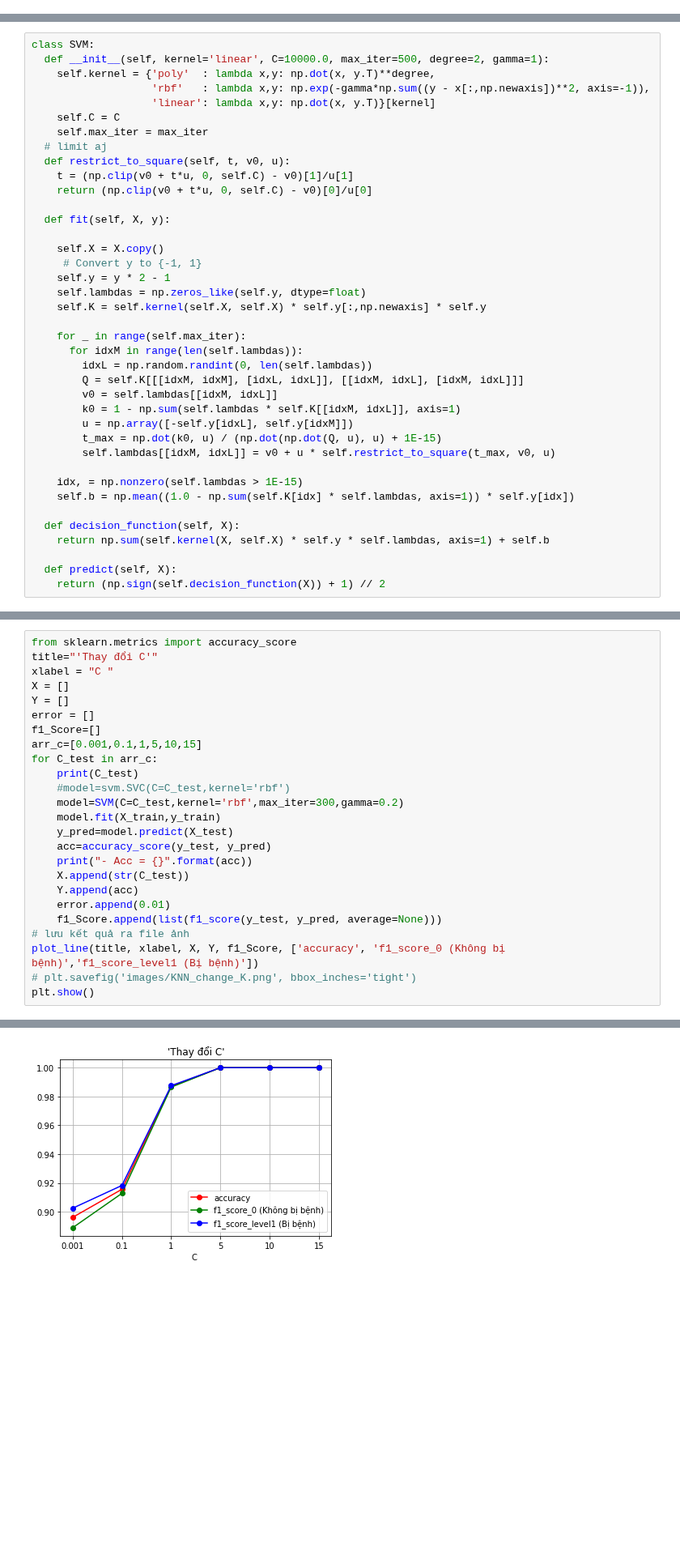
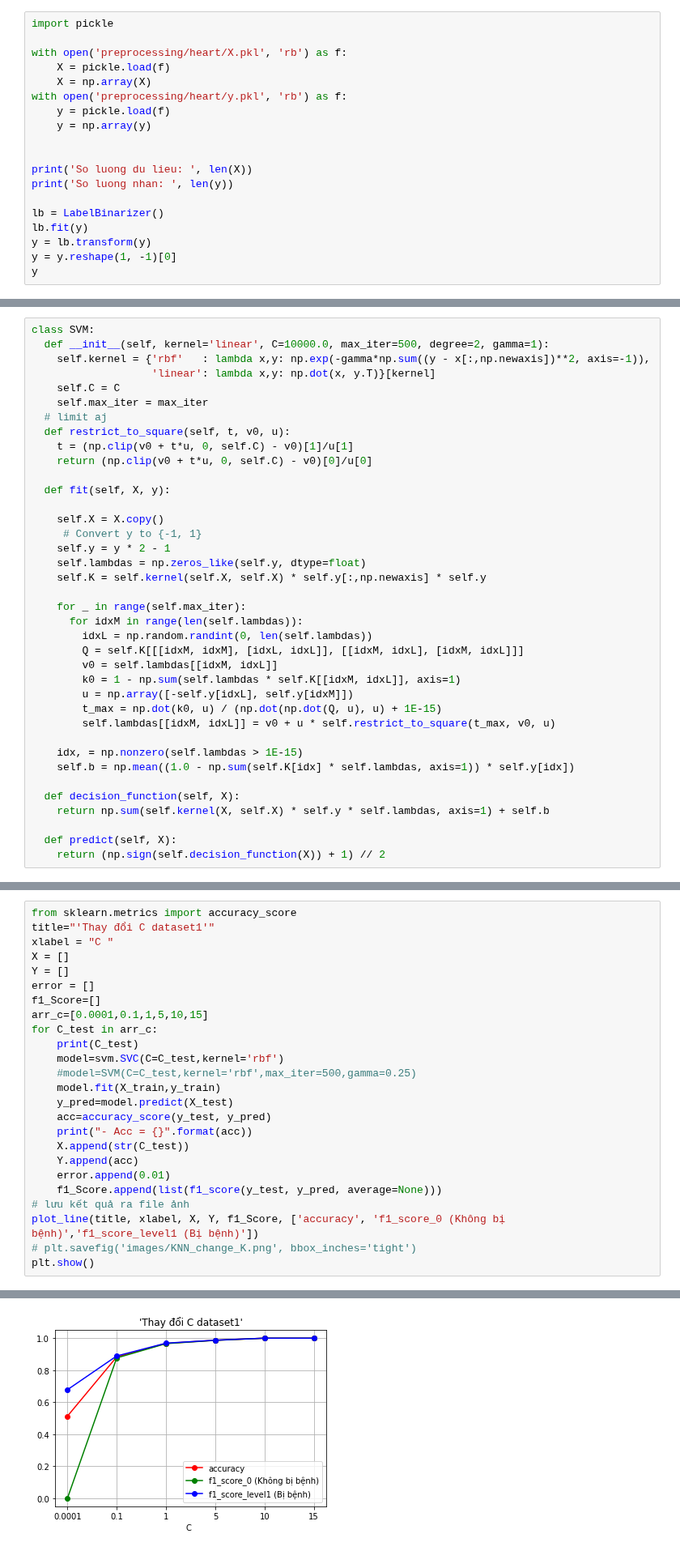
Before and after one commit to ddotu2612/BTL_MachineLearning, a Jupyter notebook: SVM_Minh.ipynb, the cells around one changed output, grey strips where cells are left out. Shown at 81% size. Cells and saved outputs as stored; diff of their text form; blank space fills up the shorter version.

```diff
--- a/SVM_Minh.ipynb
+++ b/SVM_Minh.ipynb
@@ -16,0 +21,19 @@ from sklearn.metrics import accuracy_score, f1_score
+# %%
+import pickle
+
+with open('preprocessing/heart/X.pkl', 'rb') as f:
+    X = pickle.load(f)
+    X = np.array(X)
+with open('preprocessing/heart/y.pkl', 'rb') as f:
+    y = pickle.load(f)
+    y = np.array(y)
+
+
+print('So luong du lieu: ', len(X))
+print('So luong nhan: ', len(y))
+
+lb = LabelBinarizer()
+lb.fit(y)
+y = lb.transform(y)
+y = y.reshape(1, -1)[0]
+y
@@ -79,8 +95,7 @@ y_train.value_counts().plot(kind="pie")
 # %%
 class SVM:
   def __init__(self, kernel='linear', C=10000.0, max_iter=500, degree=2, gamma=1):
-    self.kernel = {'poly'  : lambda x,y: np.dot(x, y.T)**degree,
-                   'rbf'   : lambda x,y: np.exp(-gamma*np.sum((y - x[:,np.newaxis])**2, axis=-1)),
+    self.kernel = {'rbf'   : lambda x,y: np.exp(-gamma*np.sum((y - x[:,np.newaxis])**2, axis=-1)),
                    'linear': lambda x,y: np.dot(x, y.T)}[kernel]
     self.C = C
     self.max_iter = max_iter
@@ -174,16 +189,16 @@ plt.show()
 # %%
 from sklearn.metrics import accuracy_score
-title="'Thay đổi C'"
+title="'Thay đổi C dataset1'"
 xlabel = "C "
 X = []
 Y = []
 error = []
 f1_Score=[]
-arr_c=[0.001,0.1,1,5,10,15]
+arr_c=[0.0001,0.1,1,5,10,15]
 for C_test in arr_c:
     print(C_test)
-    #model=svm.SVC(C=C_test,kernel='rbf')
-    model=SVM(C=C_test,kernel='rbf',max_iter=300,gamma=0.2)
+    model=svm.SVC(C=C_test,kernel='rbf')
+    #model=SVM(C=C_test,kernel='rbf',max_iter=500,gamma=0.25)
     model.fit(X_train,y_train)
     y_pred=model.predict(X_test)
     acc=accuracy_score(y_test, y_pred)
@@ -208,8 +223,8 @@ plt.show()
 10
 - Acc = 1.0
 15
 - Acc = 1.0
-[figure, old version]
+[figure, new version]
 # %%
 print("- Training ...")
 
```
Also changed, not shown: parts of 19 cells of this notebook.
